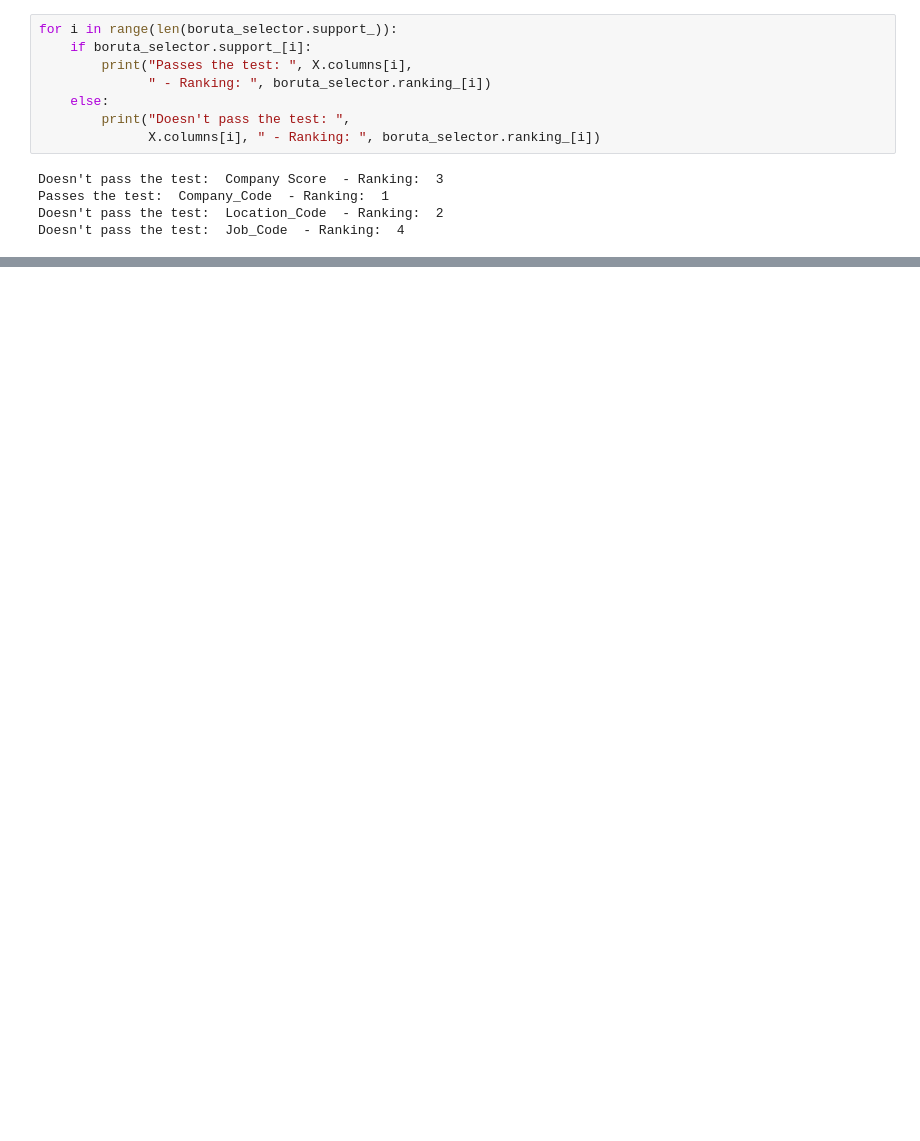
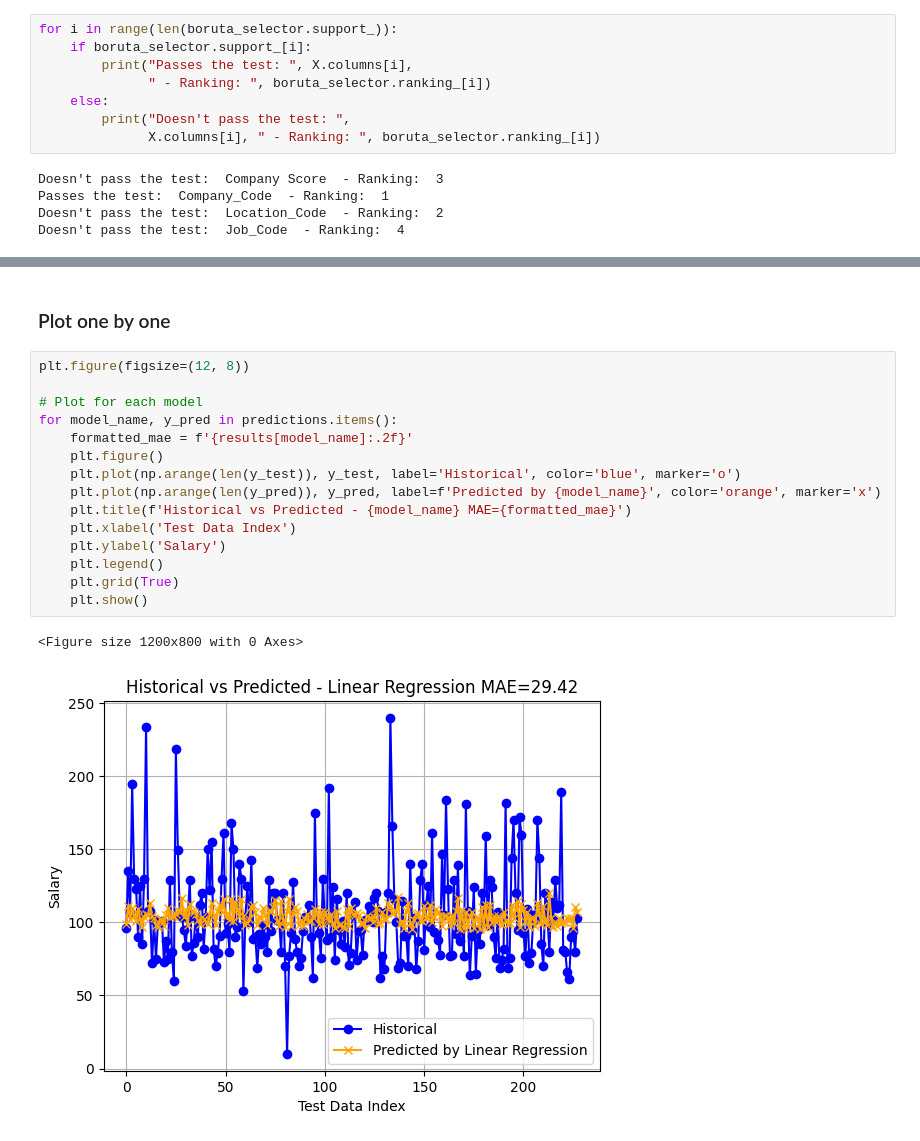
Before and after one commit to SuperDataScience-Community-Projects/SDS-CP009-ds-salary-pred, a Jupyter notebook: notebooks/oleg/oleg_notebook.ipynb, the cells around one changed output, grey strips where cells are left out. Saved outputs shown, nothing was run; the diff lists cells and outputs as text; blank space fills up the shorter version.

```diff
--- a/notebooks/oleg/oleg_notebook.ipynb
+++ b/notebooks/oleg/oleg_notebook.ipynb
@@ -715,0 +765,20 @@ plt.tight_layout()
+# %% [markdown]
+### Plot one by one
+# %%
+plt.figure(figsize=(12, 8))
+
+# Plot for each model
+for model_name, y_pred in predictions.items():
+    formatted_mae = f'{results[model_name]:.2f}'
+    plt.figure()
+    plt.plot(np.arange(len(y_test)), y_test, label='Historical', color='blue', marker='o')
+    plt.plot(np.arange(len(y_pred)), y_pred, label=f'Predicted by {model_name}', color='orange', marker='x')
+    plt.title(f'Historical vs Predicted - {model_name} MAE={formatted_mae}')
+    plt.xlabel('Test Data Index')
+    plt.ylabel('Salary')
+    plt.legend()
+    plt.grid(True)
+    plt.show()
+# %% [output]
+<Figure size 1200x800 with 0 Axes>
+[figure, added]
```
Also changed, not shown: parts of 67 cells of this notebook, 18 other files.
